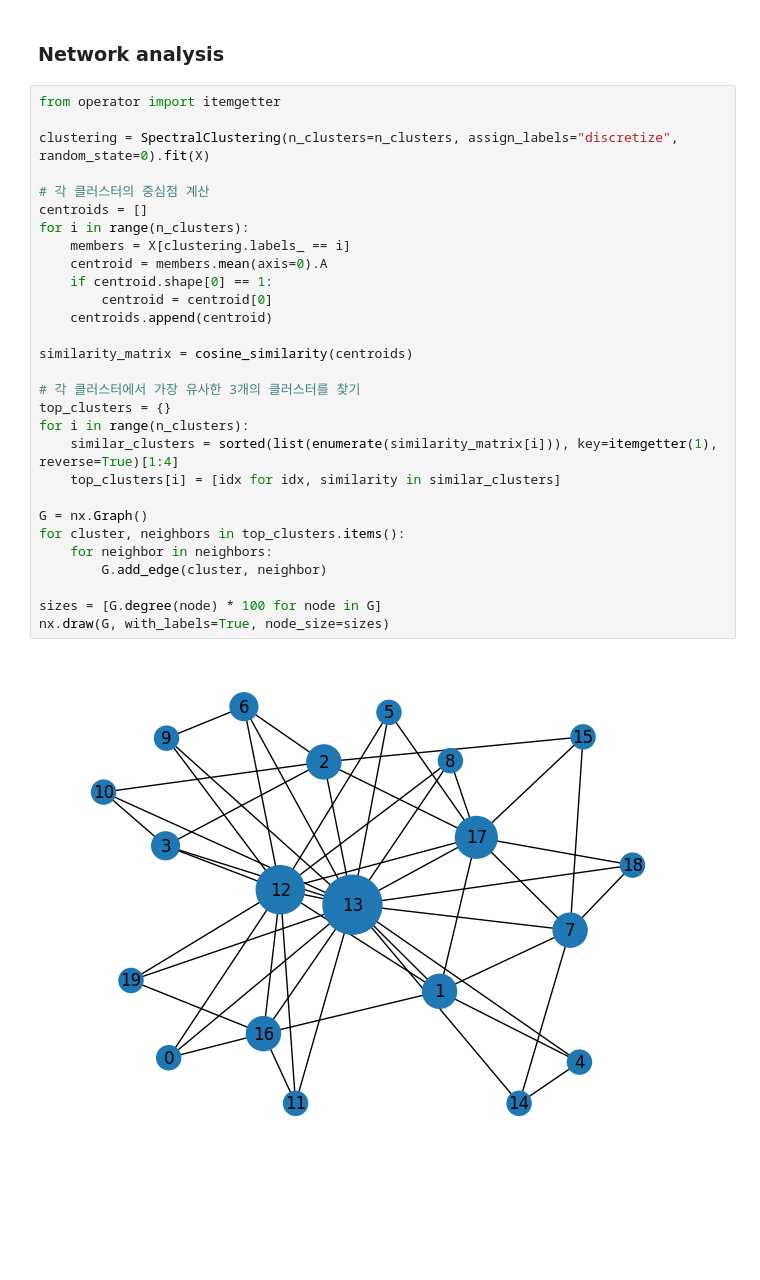
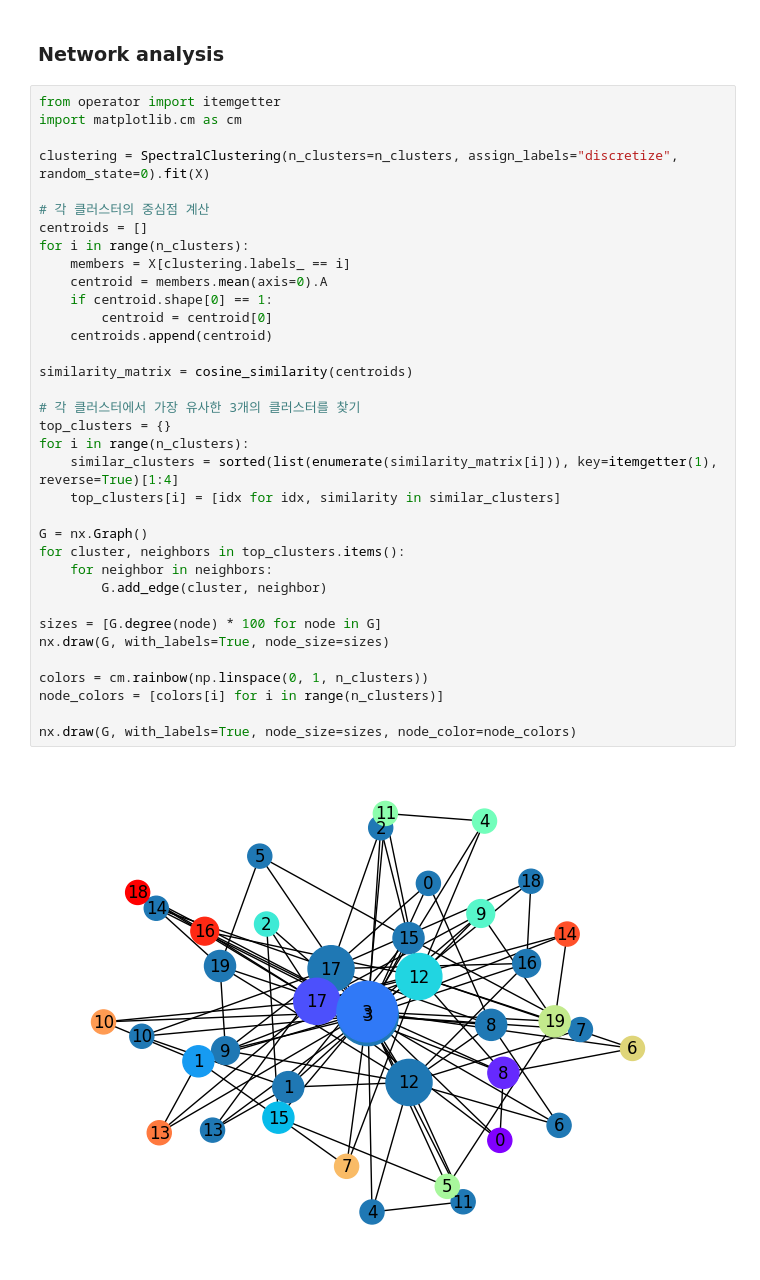
Before and after one commit to Geunhyeong-Han/shs-literature-text-mining, a Jupyter notebook: main.ipynb, the cells around one changed output. Drawn from its saved outputs; the diff is of its cells as text; blank space fills up the shorter version.

```diff
--- a/main.ipynb
+++ b/main.ipynb
@@ -880,33 +885,39 @@ draw_adjacency_matrix(G, partitions=partitions, colors=colors)
 ### Network analysis
 # %%
 from operator import itemgetter
+import matplotlib.cm as cm
 
 clustering = SpectralClustering(n_clusters=n_clusters, assign_labels="discretize", random_state=0).fit(X)
 
 # 각 클러스터의 중심점 계산
 centroids = []
 for i in range(n_clusters):
     members = X[clustering.labels_ == i]
     centroid = members.mean(axis=0).A
     if centroid.shape[0] == 1:
         centroid = centroid[0]
     centroids.append(centroid)
 
 similarity_matrix = cosine_similarity(centroids)
 
 # 각 클러스터에서 가장 유사한 3개의 클러스터를 찾기
 top_clusters = {}
 for i in range(n_clusters):
     similar_clusters = sorted(list(enumerate(similarity_matrix[i])), key=itemgetter(1), reverse=True)[1:4]
     top_clusters[i] = [idx for idx, similarity in similar_clusters]
 
 G = nx.Graph()
 for cluster, neighbors in top_clusters.items():
     for neighbor in neighbors:
         G.add_edge(cluster, neighbor)
 
 sizes = [G.degree(node) * 100 for node in G]
 nx.draw(G, with_labels=True, node_size=sizes)
+
+colors = cm.rainbow(np.linspace(0, 1, n_clusters))
+node_colors = [colors[i] for i in range(n_clusters)]
+
+nx.draw(G, with_labels=True, node_size=sizes, node_color=node_colors)
 # %% [output]
-[figure, old version]
+[figure, new version]
 # %% [markdown]
```
Also changed, not shown: parts of 14 cells of this notebook.
